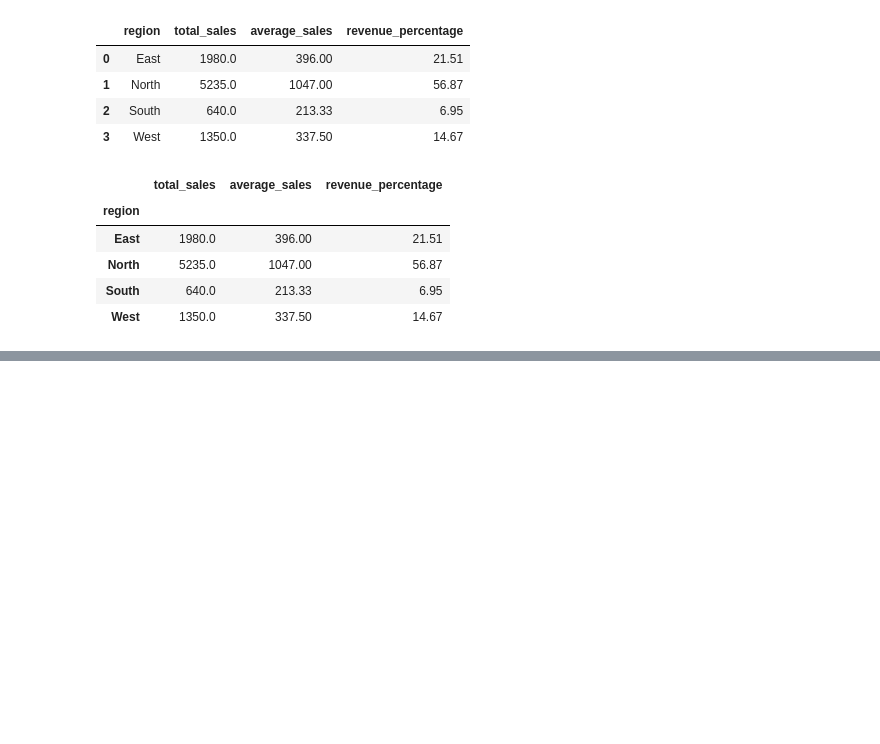
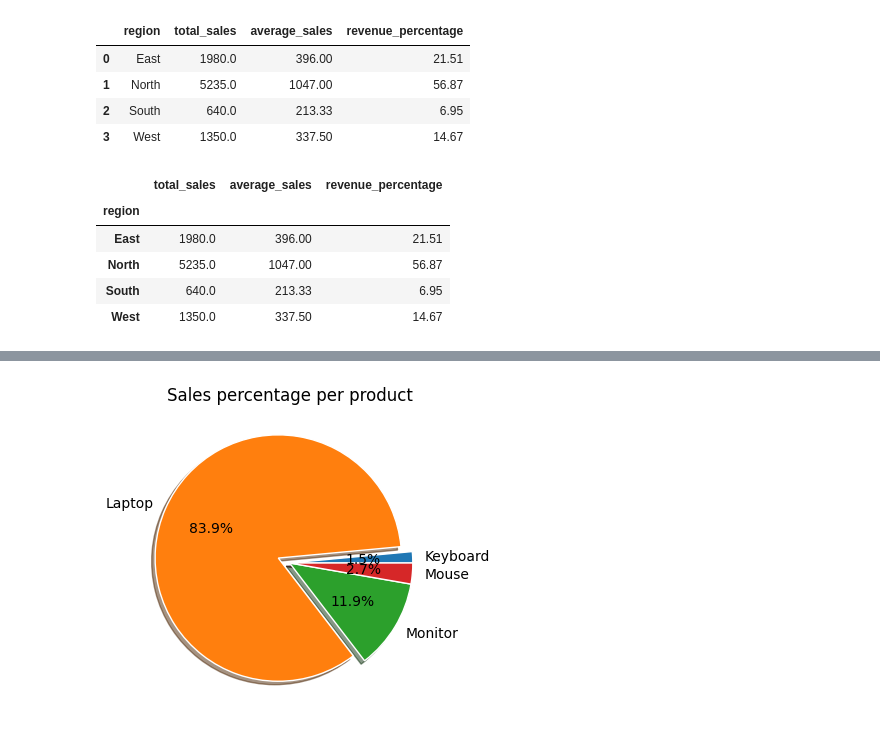
Before and after one commit to Majok-Bol/sales, a Jupyter notebook: sales.ipynb, the cells around one changed output, grey strips where cells are left out. Saved outputs shown, nothing was run; the diff lists cells and outputs as text; code cells hidden in the pictures; blank space fills up the shorter version.

```diff
--- a/sales.ipynb
+++ b/sales.ipynb
@@ -333,0 +483,18 @@ with pd.ExcelWriter("regional_sales.xlsx",engine="openpyxl") as writer:
+# %%
+#plot pie chart for product sales
+summary["percentage"].plot(
+    kind="pie",
+    shadow=True,
+    explode=[0,0.1,0,0],
+    figsize=(8,4),
+    autopct="%1.1f%%",
+    # startangle=90,
+    wedgeprops={'edgecolor':'white'}
+)
+plt.title("Sales percentage per product")
+plt.xlabel("")
+plt.ylabel("")
+plt.savefig("sales_percentage_per_product.png")
+plt.show()
+# %% [output]
+[figure, added]
```
Also changed, not shown: parts of 12 cells of this notebook, 6 other files.
